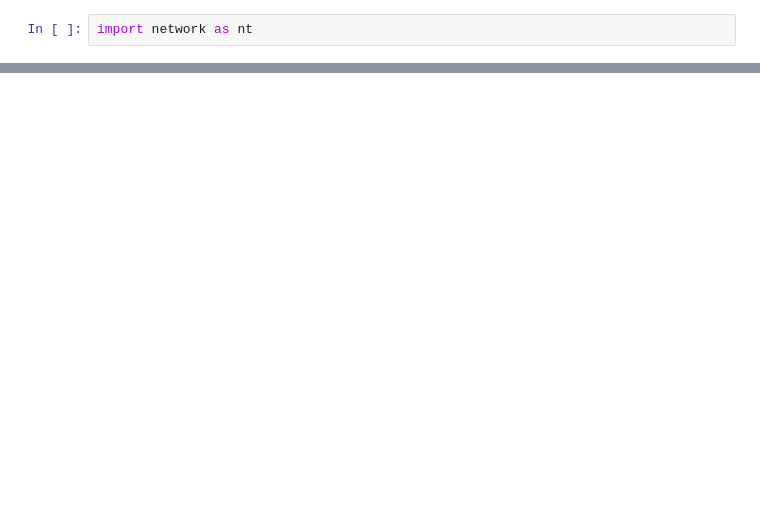
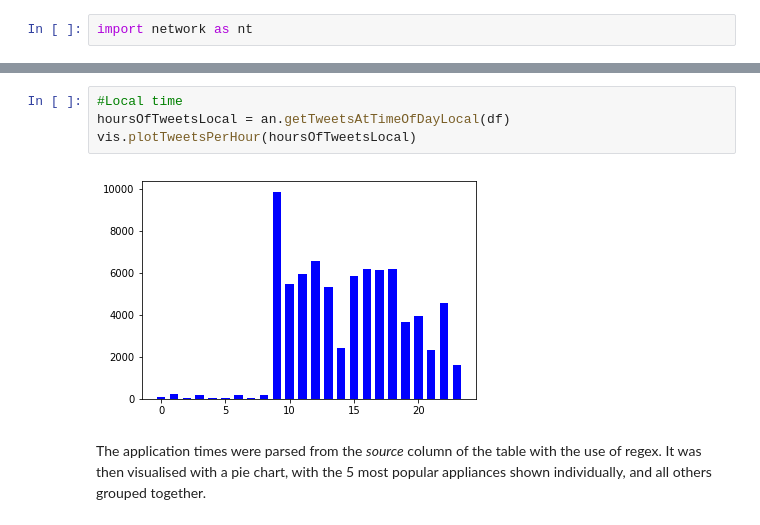
Before and after one commit to vlmolnar/CS2006-Python2, a Jupyter notebook: code/Analysis.ipynb, the cells around one changed output, grey strips where cells are left out. Saved outputs shown, nothing was run; the diff lists cells and outputs as text; blank space fills up the shorter version.

```diff
--- a/code/Analysis.ipynb
+++ b/code/Analysis.ipynb
@@ -45,0 +76,9 @@ Number of unique users: 50157
+# %%
+#Local time
+hoursOfTweetsLocal = an.getTweetsAtTimeOfDayLocal(df)
+vis.plotTweetsPerHour(hoursOfTweetsLocal)
+# %% [output]
+[figure, added]
+# %% [markdown]
+<p>The application times were parsed from the <i>source</i> column of the table with the use of regex. It was then visualised with a pie chart, with the 5 most popular appliances shown individually, and all others grouped together.
+</p>
```
Also changed, not shown: parts of 37 cells of this notebook, 5 other files.
